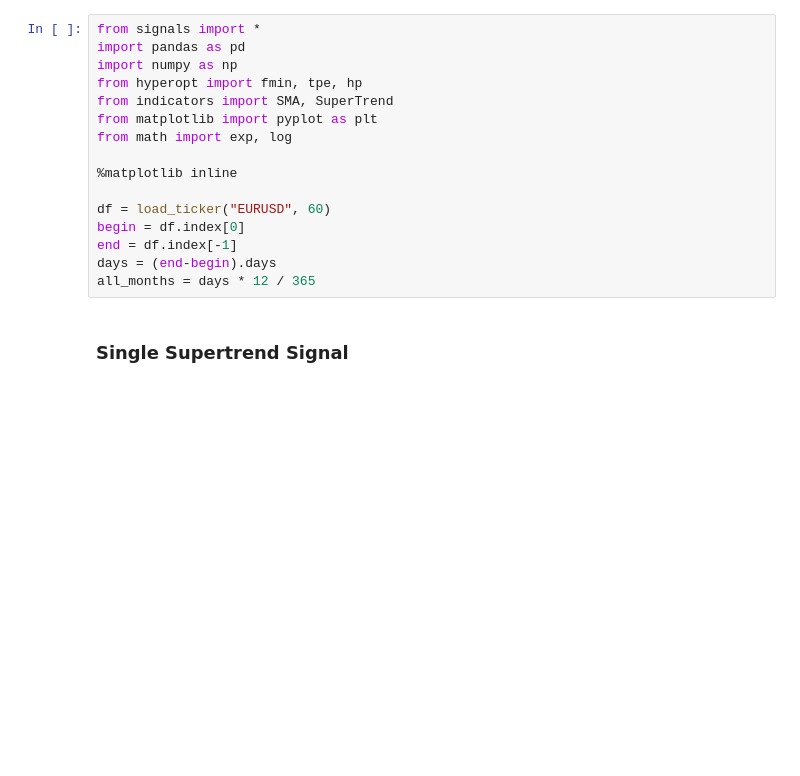
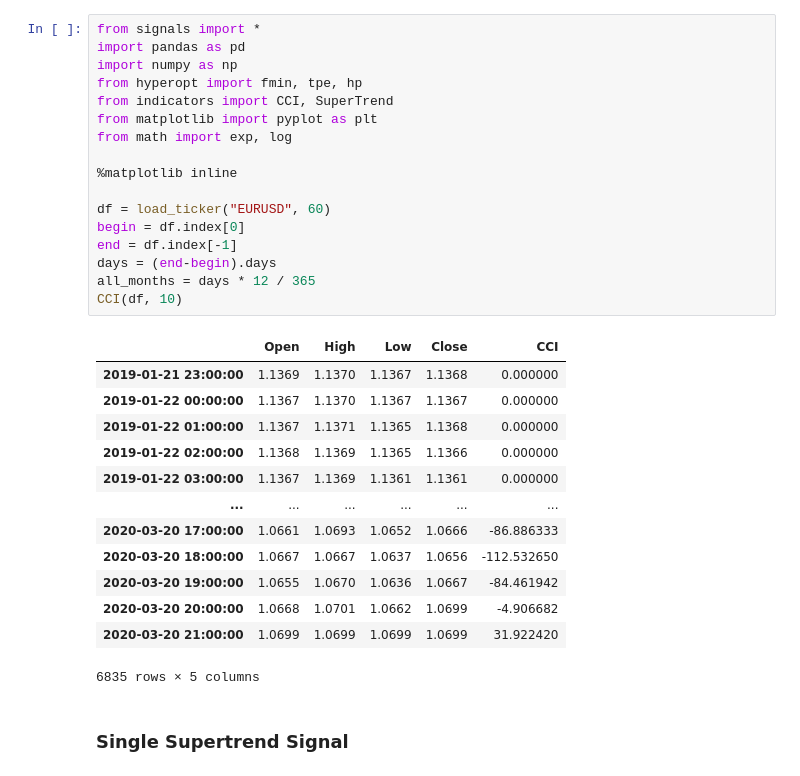
Before and after one commit to georgebastille/signals, a Jupyter notebook: SuperTrendSignalGenerator.ipynb, the cells around one changed output. Drawn from its saved outputs; the diff is of its cells as text; blank space fills up the shorter version.

```diff
--- a/SuperTrendSignalGenerator.ipynb
+++ b/SuperTrendSignalGenerator.ipynb
@@ -1,19 +1,34 @@
 # %%
 from signals import *
 import pandas as pd
 import numpy as np
 from hyperopt import fmin, tpe, hp
-from indicators import SMA, SuperTrend
+from indicators import CCI, SuperTrend
 from matplotlib import pyplot as plt
 from math import exp, log
 
 %matplotlib inline
 
 df = load_ticker("EURUSD", 60)
 begin = df.index[0]
 end = df.index[-1]
 days = (end-begin).days
 all_months = days * 12 / 365
+CCI(df, 10)
+# %% [output]
+|  | Open | High | Low | Close | CCI |
+| 2019-01-21 23:00:00 | 1.1369 | 1.1370 | 1.1367 | 1.1368 | 0.000000 |
+| 2019-01-22 00:00:00 | 1.1367 | 1.1370 | 1.1367 | 1.1367 | 0.000000 |
+| 2019-01-22 01:00:00 | 1.1367 | 1.1371 | 1.1365 | 1.1368 | 0.000000 |
+| 2019-01-22 02:00:00 | 1.1368 | 1.1369 | 1.1365 | 1.1366 | 0.000000 |
+| 2019-01-22 03:00:00 | 1.1367 | 1.1369 | 1.1361 | 1.1361 | 0.000000 |
+| ... | ... | ... | ... | ... | ... |
+| 2020-03-20 17:00:00 | 1.0661 | 1.0693 | 1.0652 | 1.0666 | -86.886333 |
+| 2020-03-20 18:00:00 | 1.0667 | 1.0667 | 1.0637 | 1.0656 | -112.532650 |
+| 2020-03-20 19:00:00 | 1.0655 | 1.0670 | 1.0636 | 1.0667 | -84.461942 |
+| 2020-03-20 20:00:00 | 1.0668 | 1.0701 | 1.0662 | 1.0699 | -4.906682 |
+| 2020-03-20 21:00:00 | 1.0699 | 1.0699 | 1.0699 | 1.0699 | 31.922420 |
+6835 rows × 5 columns
 # %% [markdown]
 ### Single Supertrend Signal
 # %%
```
Also changed, not shown: parts of 5 cells of this notebook, 1 other file.
